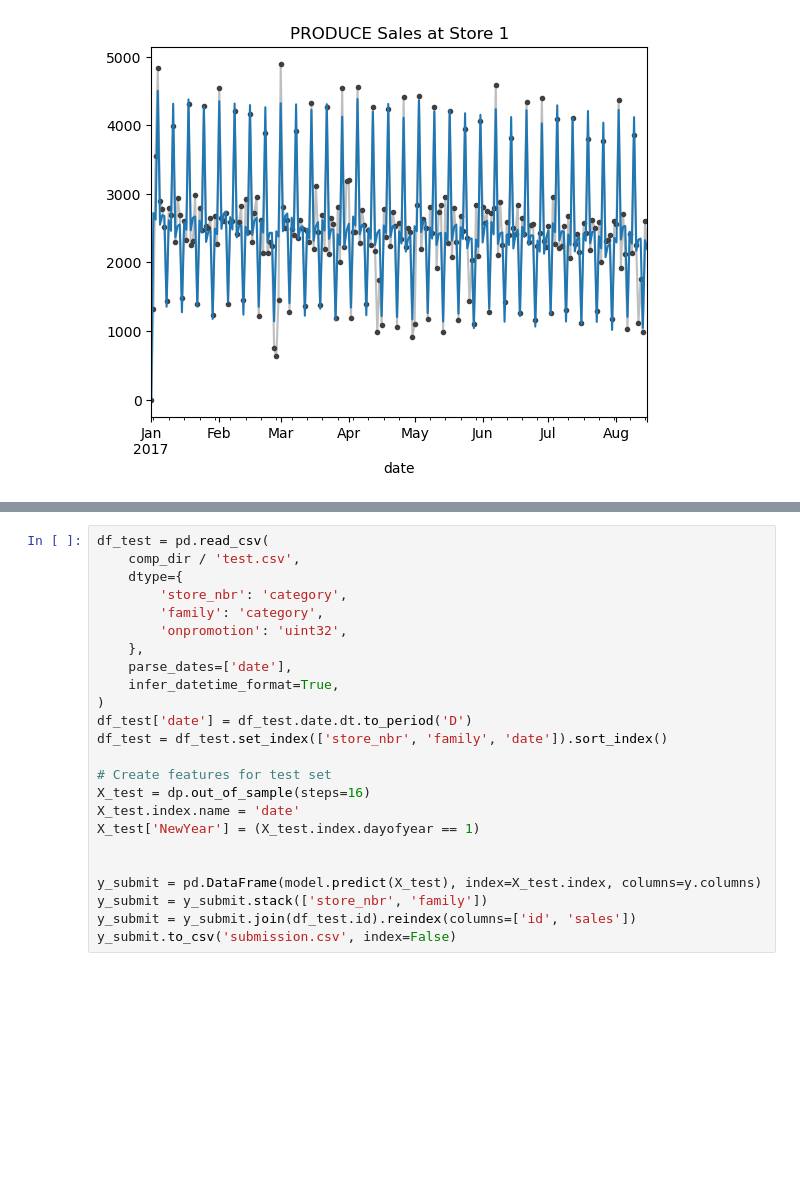
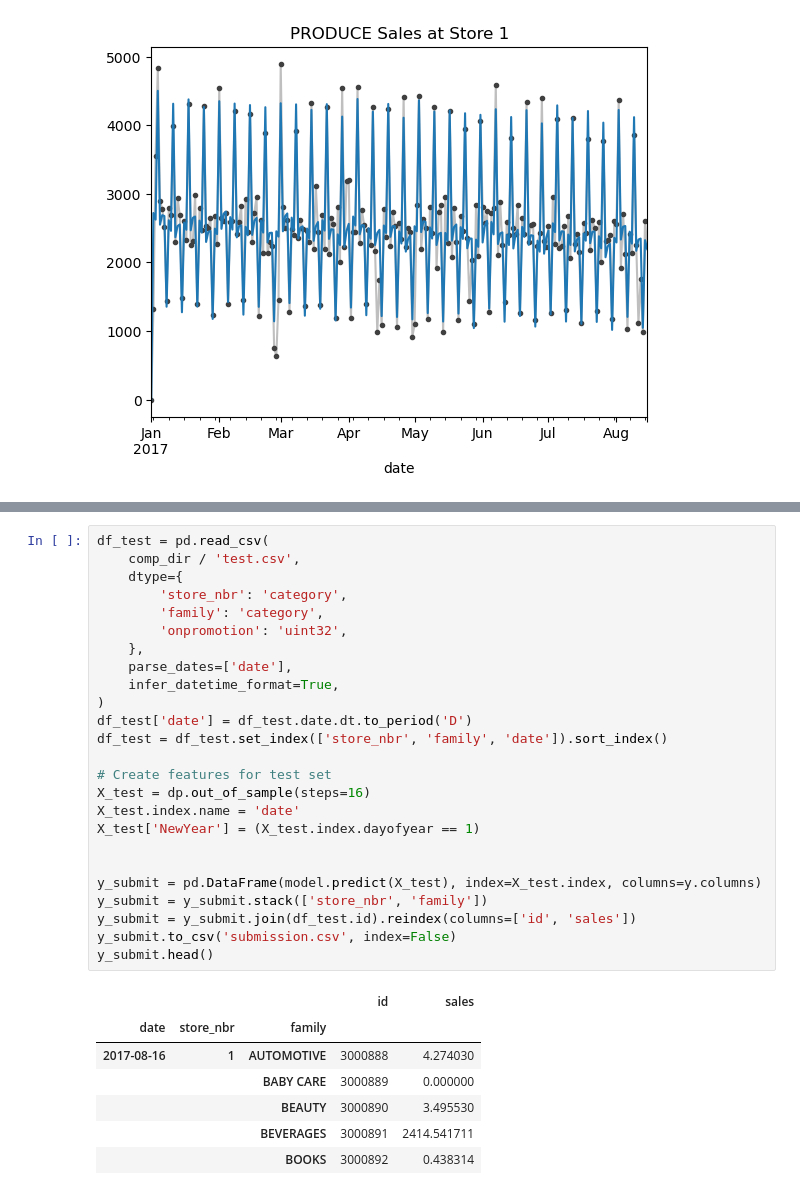
Before and after one commit to ant358/kaggle-time-series, a Jupyter notebook: store-sales-time-series-forecasting.ipynb, the cells around one changed output, grey strips where cells are left out. Saved outputs shown, nothing was run; the diff lists cells and outputs as text; blank space fills up the shorter version.

```diff
--- a/store-sales-time-series-forecasting.ipynb
+++ b/store-sales-time-series-forecasting.ipynb
@@ -441,24 +473,33 @@ Load the test data, create a feature set for the forecast period, and then creat
 # %%
 df_test = pd.read_csv(
     comp_dir / 'test.csv',
     dtype={
         'store_nbr': 'category',
         'family': 'category',
         'onpromotion': 'uint32',
     },
     parse_dates=['date'],
     infer_datetime_format=True,
 )
 df_test['date'] = df_test.date.dt.to_period('D')
 df_test = df_test.set_index(['store_nbr', 'family', 'date']).sort_index()
 
 # Create features for test set
 X_test = dp.out_of_sample(steps=16)
 X_test.index.name = 'date'
 X_test['NewYear'] = (X_test.index.dayofyear == 1)
 
 
 y_submit = pd.DataFrame(model.predict(X_test), index=X_test.index, columns=y.columns)
 y_submit = y_submit.stack(['store_nbr', 'family'])
 y_submit = y_submit.join(df_test.id).reindex(columns=['id', 'sales'])
 y_submit.to_csv('submission.csv', index=False)
+y_submit.head()
+# %% [output]
+|  |  |  | id | sales |
+| date | store_nbr | family |  |  |
+| 2017-08-16 | 1 | AUTOMOTIVE | 3000888 | 4.274030 |
+|  |  | BABY CARE | 3000889 | 0.000000 |
+|  |  | BEAUTY | 3000890 | 3.495530 |
+|  |  | BEVERAGES | 3000891 | 2414.541711 |
+|  |  | BOOKS | 3000892 | 0.438314 |
```
Also changed, not shown: parts of 5 cells of this notebook.
